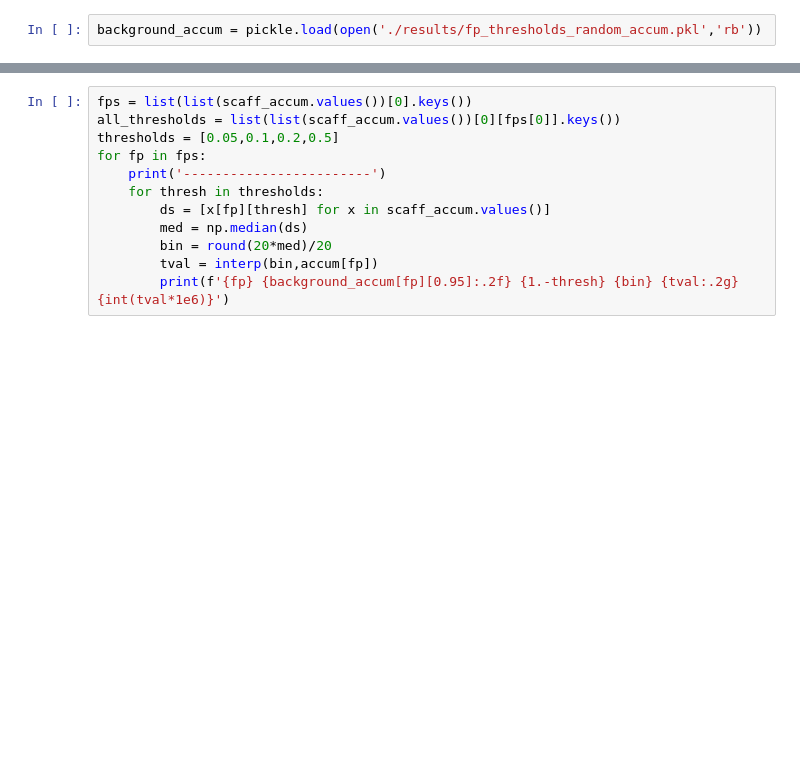
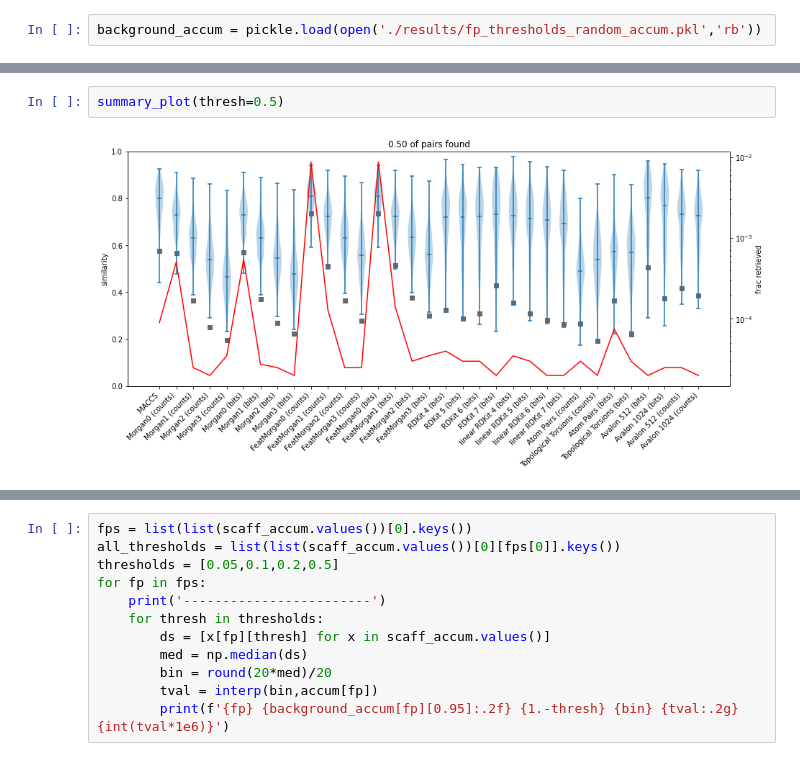
Before and after one commit to greglandrum/rdkit_blog, a Jupyter notebook: notebooks/Fingerprint Thresholds Database Fraction.ipynb, the cells around one changed output, grey strips where cells are left out. Cells and saved outputs as stored; diff of their text form; blank space fills up the shorter version.

```diff
--- a/notebooks/Fingerprint Thresholds Database Fraction.ipynb
+++ b/notebooks/Fingerprint Thresholds Database Fraction.ipynb
@@ -365,0 +375,4 @@ title(f'{1-thresh} of pairs found');
+# %%
+summary_plot(thresh=0.5)
+# %% [output]
+[figure, added]
```
Also changed, not shown: parts of 6 cells of this notebook.
